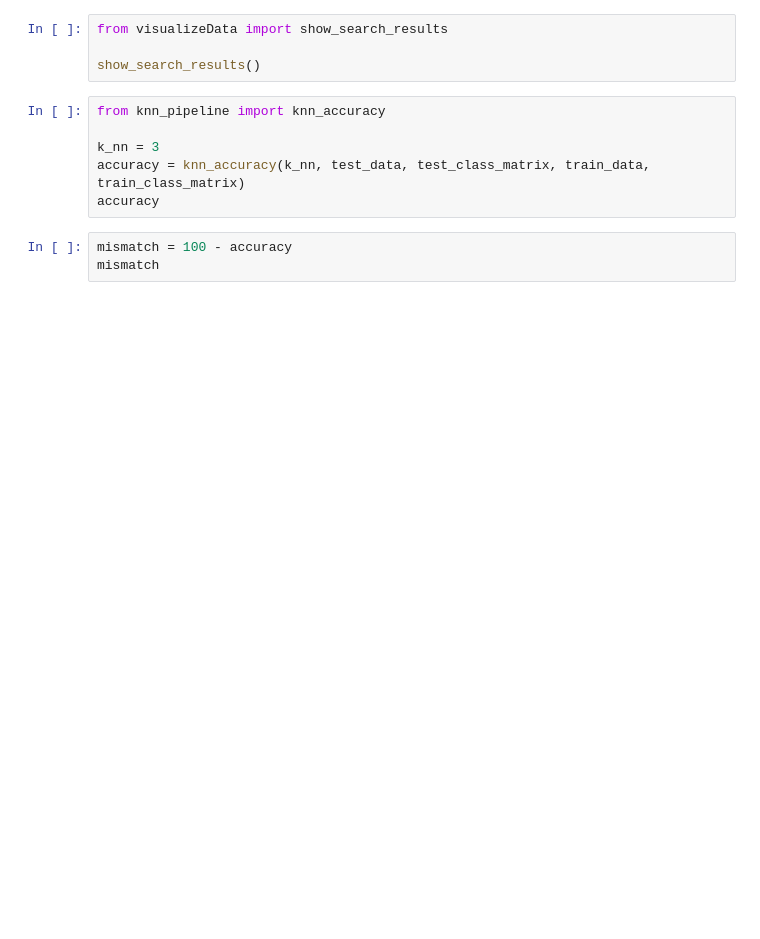
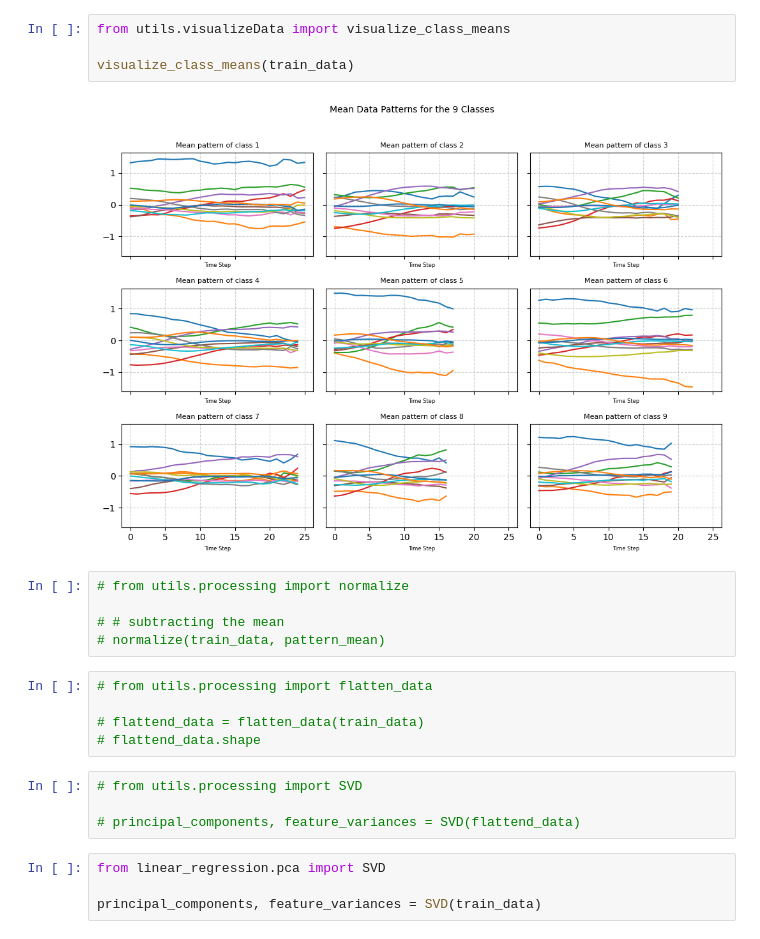
Before and after one commit to MaDoJo/AML_Group13, a Jupyter notebook: pipeline.ipynb, the cells around one changed output. Cells and saved outputs as stored; diff of their text form; blank space fills up the shorter version.

```diff
--- a/pipeline.ipynb
+++ b/pipeline.ipynb
@@ -28,13 +41,24 @@ The search is done for two different local distance measures in the Dynamic Time
 # %%
-from visualizeData import show_search_results
+from utils.visualizeData import visualize_class_means
 
-show_search_results()
+visualize_class_means(train_data)
+# %% [output]
+[figure, added]
-# %%
-from knn_pipeline import knn_accuracy
-
-k_nn = 3
-accuracy = knn_accuracy(k_nn, test_data, test_class_matrix, train_data, train_class_matrix)
-accuracy
-# %%
-mismatch = 100 - accuracy
-mismatch
+# %%
+# from utils.processing import normalize
+
+# # subtracting the mean
+# normalize(train_data, pattern_mean)
+# %%
+# from utils.processing import flatten_data
+
+# flattend_data = flatten_data(train_data)
+# flattend_data.shape
+# %%
+# from utils.processing import SVD
+
+# principal_components, feature_variances = SVD(flattend_data)
+# %%
+from linear_regression.pca import SVD
+
+principal_components, feature_variances = SVD(train_data)
```
Also changed, not shown: parts of 22 cells of this notebook, 11 other files.
